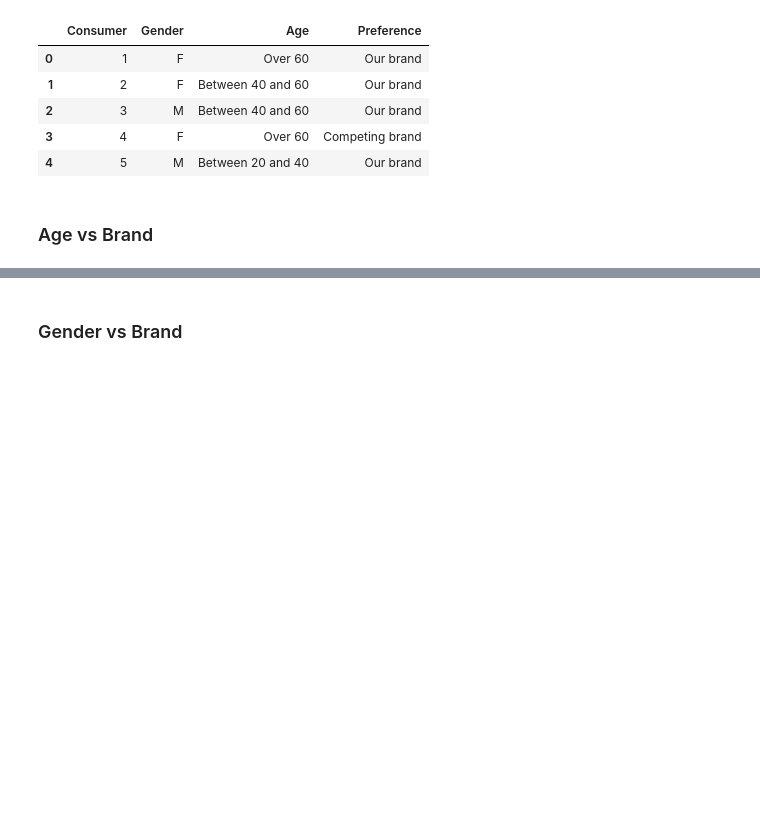
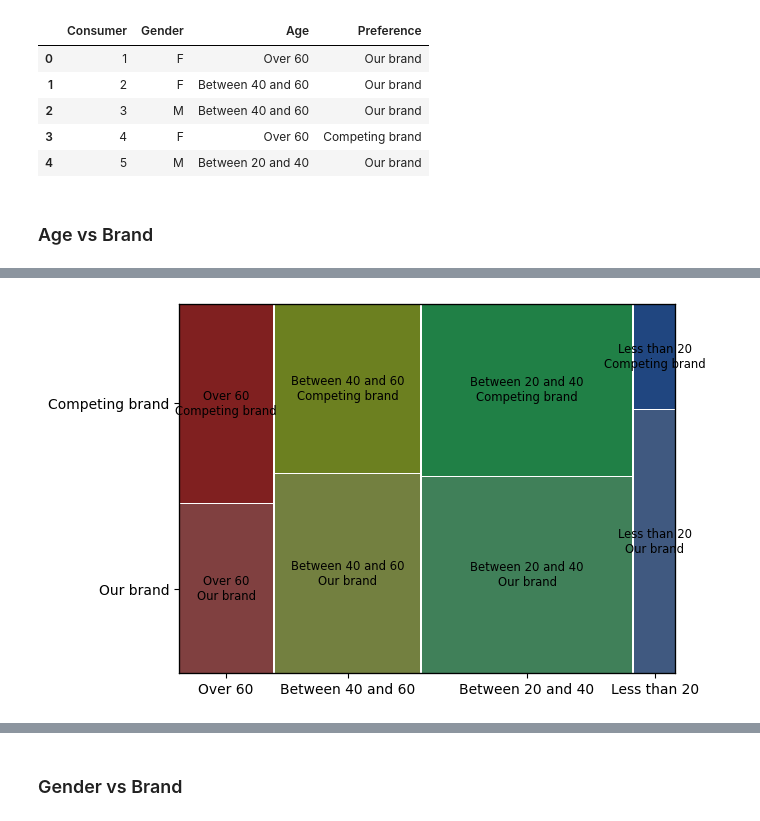
Before and after one commit to stephanemaes/datasciandAI, a Jupyter notebook: 4-bivariate-qual/lab-4.01-soft-drinks.ipynb, the cells around one changed output, grey strips where cells are left out. Drawn from its saved outputs; the diff is of its cells as text; code cells hidden in the pictures; blank space fills up the shorter version.

```diff
--- a/4-bivariate-qual/lab-4.01-soft-drinks.ipynb
+++ b/4-bivariate-qual/lab-4.01-soft-drinks.ipynb
@@ -66,0 +64,4 @@ dtype: int64
+# %%
+mosaic(data=df,index=['Age','Preference']);
+# %% [output]
+[figure, added]
```
Also changed, not shown: parts of 4 cells of this notebook.
